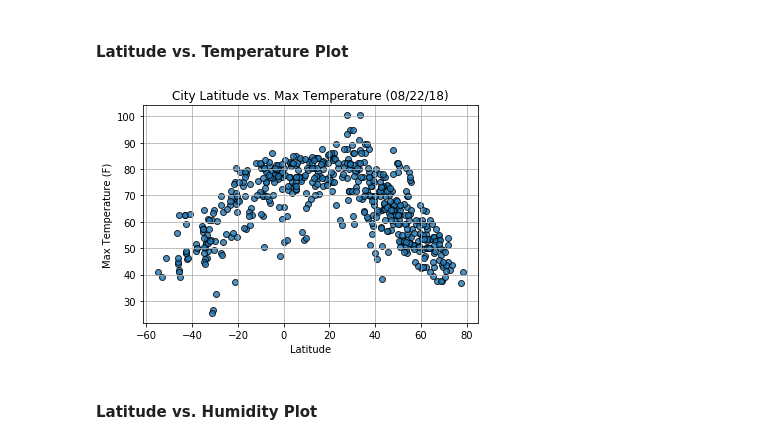
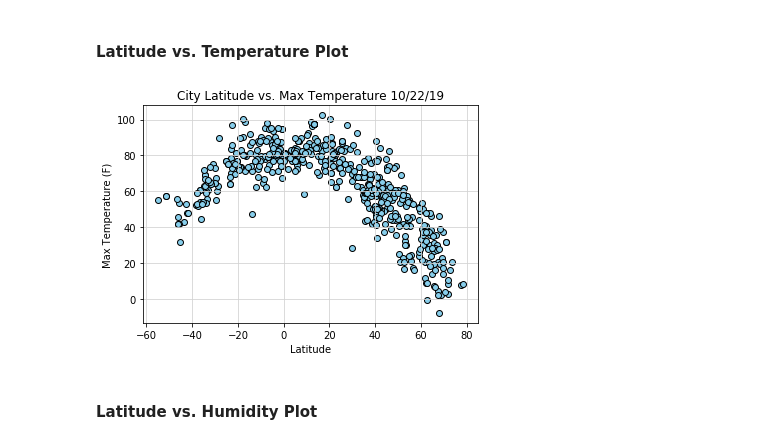
Before and after one commit to orlandolepe/python-api-challenge, a Jupyter notebook: WeatherPy.ipynb, the cells around one changed output. Saved outputs shown, nothing was run; the diff lists cells and outputs as text; code cells hidden in the pictures.

Commit message:
Adding changes to code for plotting

```diff
--- a/WeatherPy.ipynb
+++ b/WeatherPy.ipynb
@@ -170,14 +168,14 @@ dtype: int64
 # %% [markdown]
 #### Latitude vs. Temperature Plot
 # %%
-plt.scatter(weather_dataframe["Lat"],weather_dataframe["Max Temp"],edgecolors="black",facecolors="skyblue")
-plt.title("City Latitude vs. Max Temperature (01/07/19)")
+plt.scatter(weather_df["Lat"],weather_df["Max Temp"],edgecolors="black",facecolors="skyblue")
+plt.title("City Latitude vs. Max Temperature 10/22/19")
 plt.xlabel("Latitude")
 plt.ylabel("Max Temperature (F)")
 plt.grid (b=True,which="major",axis="both",linestyle="-",color="lightgrey")
-plt.savefig("Figures/fig1.png")
+plt.savefig("figure1_latvstemp")
 plt.show()
 # %% [output]
-[figure, old version]
+[figure, new version]
 # %% [markdown]
 #### Latitude vs. Humidity Plot
```
Also changed, not shown: parts of 9 cells of this notebook.
